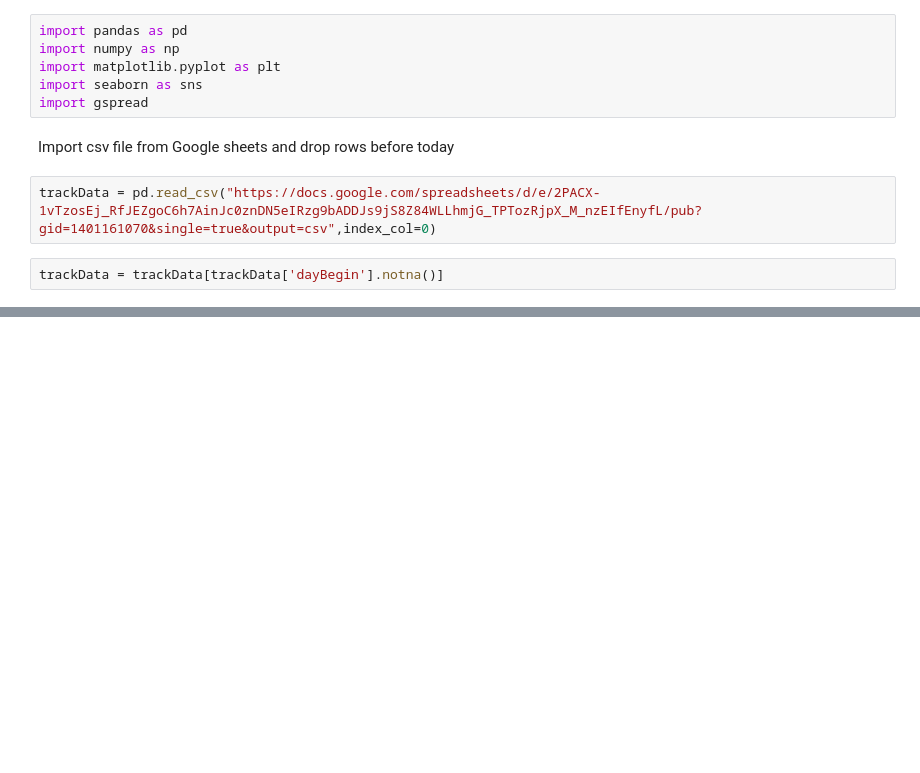
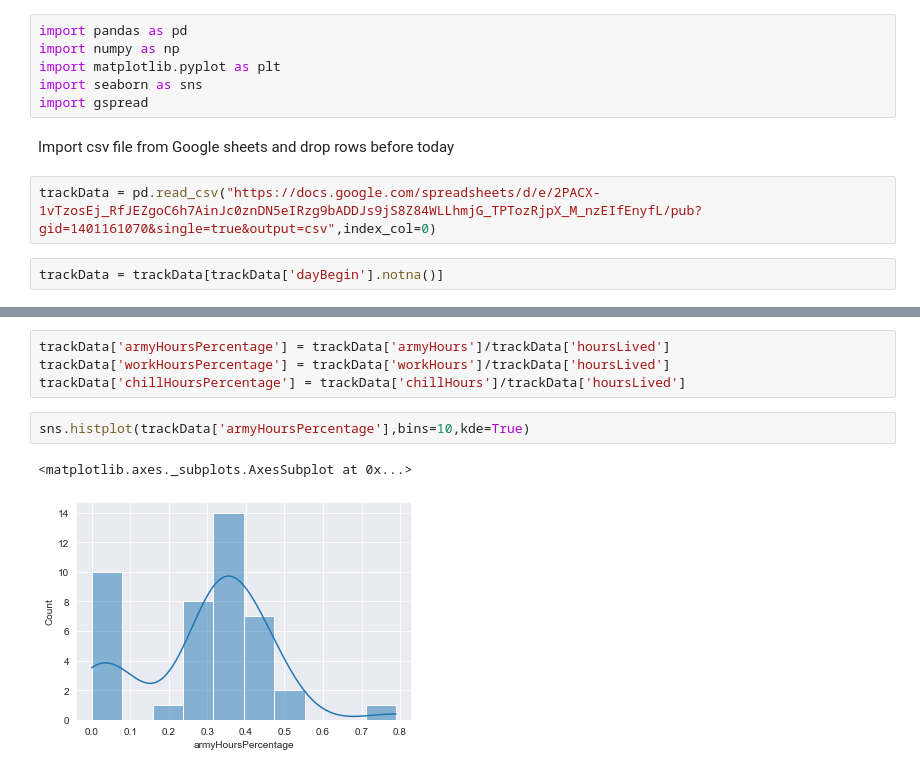
Before and after one commit to anchor14/life-tracker, a Jupyter notebook: data_analysis.ipynb, the cells around one changed output, grey strips where cells are left out. Cells and saved outputs as stored; diff of their text form; blank space fills up the shorter version.

```diff
--- a/data_analysis.ipynb
+++ b/data_analysis.ipynb
@@ -61,0 +126,9 @@ print('Number of meditations:',countMeditation)
+# %%
+trackData['armyHoursPercentage'] = trackData['armyHours']/trackData['hoursLived']
+trackData['workHoursPercentage'] = trackData['workHours']/trackData['hoursLived']
+trackData['chillHoursPercentage'] = trackData['chillHours']/trackData['hoursLived']
+# %%
+sns.histplot(trackData['armyHoursPercentage'],bins=10,kde=True)
+# %% [output]
+<matplotlib.axes._subplots.AxesSubplot at 0x...>
+[figure, added]
```
Also changed, not shown: parts of 50 cells of this notebook.
